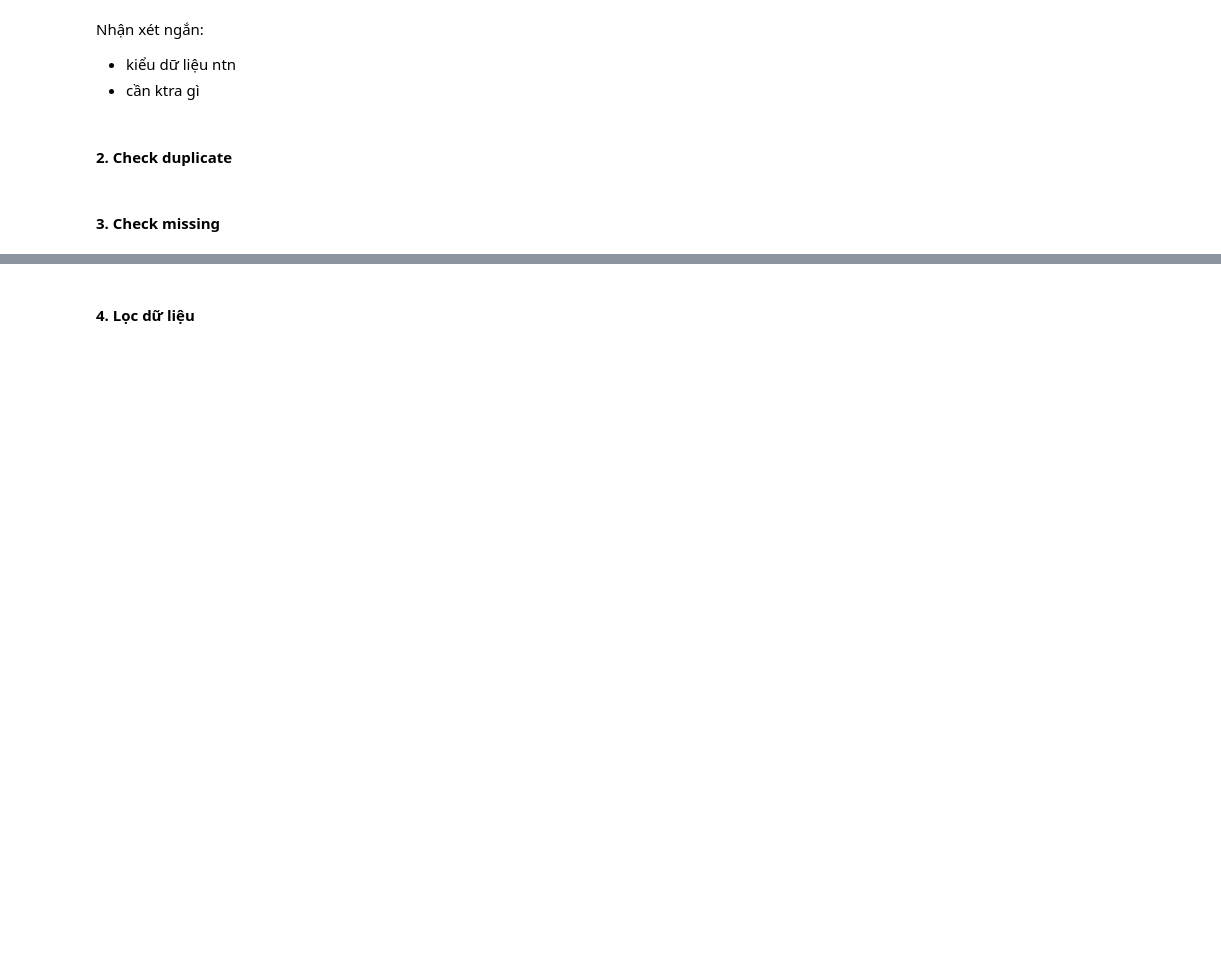
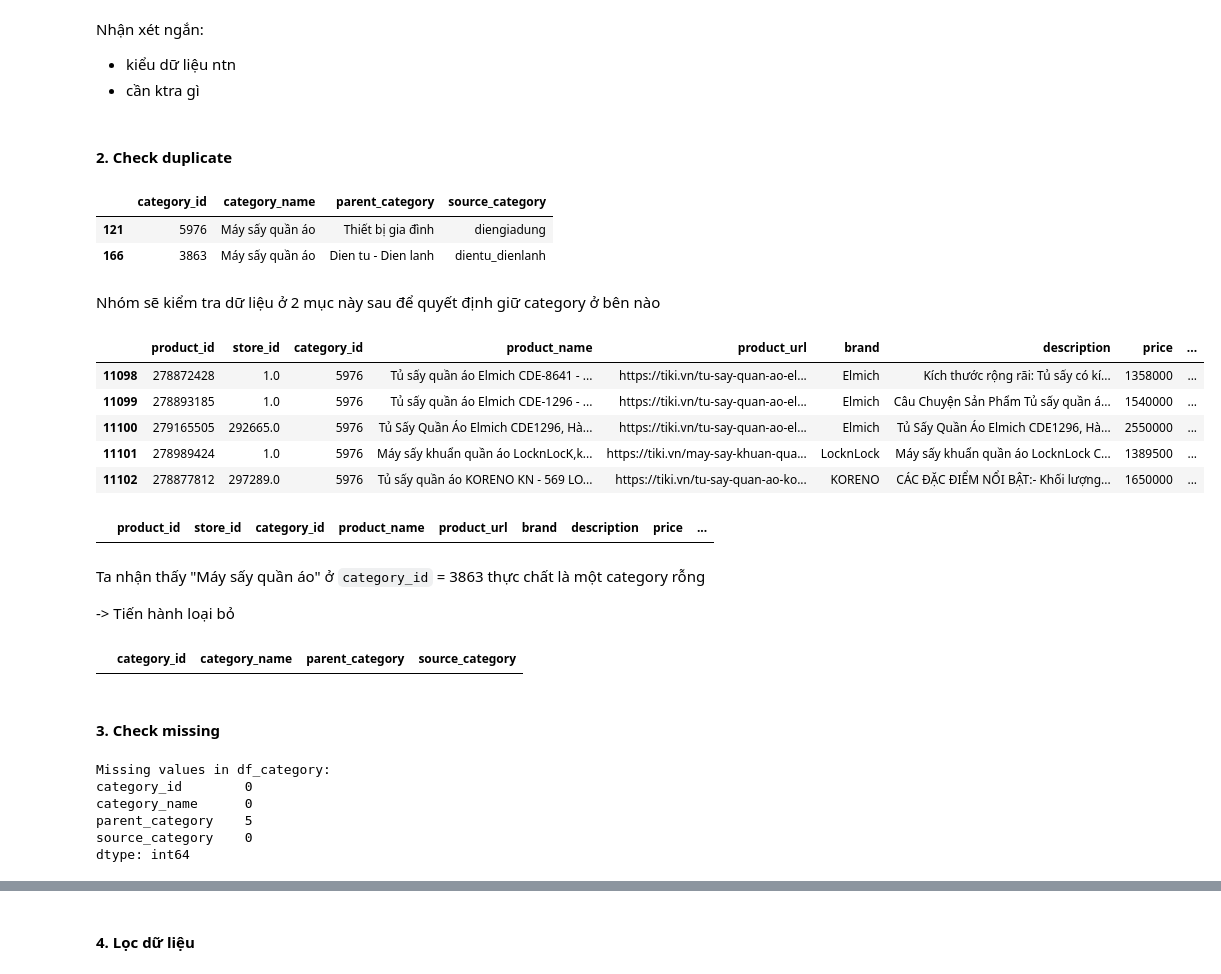
Before and after one commit to phuongth05/DV_LAB01, a Jupyter notebook: notebooks/01_preprocessing.ipynb, the cells around one changed output, grey strips where cells are left out. Cells and saved outputs as stored; diff of their text form; code cells hidden in the pictures; blank space fills up the shorter version.

```diff
--- a/notebooks/01_preprocessing.ipynb
+++ b/notebooks/01_preprocessing.ipynb
@@ -127,3 +137,30 @@ Nhận xét ngắn:
 - cần ktra gì
 # %% [markdown]
 #### 2. Check duplicate
+# %%
+df_category[df_category.duplicated(subset=["category_name"], keep=False)]
+# %% [output]
+|  | category_id | category_name | parent_category | source_category |
+| 121 | 5976 | Máy sấy quần áo | Thiết bị gia đình | diengiadung |
+| 166 | 3863 | Máy sấy quần áo | Dien tu - Dien lanh | dientu_dienlanh |
+# %% [markdown]
+Nhóm sẽ kiểm tra dữ liệu ở 2 mục này sau để quyết định giữ category ở bên nào
+# %%
+# in 5 sản phẩm của category "Máy sấy quần áo" ở category_id = 5976
+df_product[df_product["category_id"] == 5976].head(5)
+# %% [output]
+|  | product_id | store_id | category_id | product_name | product_url | brand | description | price | ... |
+| 11098 | 278872428 | 1.0 | 5976 | Tủ sấy quần áo Elmich CDE-8641 - ... | https://tiki.vn/tu-say-quan-ao-el... | Elmich | Kích thước rộng rãi: Tủ sấy có kí... | 1358000 | ... |
+| 11099 | 278893185 | 1.0 | 5976 | Tủ sấy quần áo Elmich CDE-1296 - ... | https://tiki.vn/tu-say-quan-ao-el... | Elmich | Câu Chuyện Sản Phẩm Tủ sấy quần á... | 1540000 | ... |
+| 11100 | 279165505 | 292665.0 | 5976 | Tủ Sấy Quần Áo Elmich CDE1296, Hà... | https://tiki.vn/tu-say-quan-ao-el... | Elmich | Tủ Sấy Quần Áo Elmich CDE1296, Hà... | 2550000 | ... |
+| 11101 | 278989424 | 1.0 | 5976 | Máy sấy khuẩn quần áo LocknLocK,k... | https://tiki.vn/may-say-khuan-qua... | LocknLock | Máy sấy khuẩn quần áo LocknLock C... | 1389500 | ... |
+| 11102 | 278877812 | 297289.0 | 5976 | Tủ sấy quần áo KORENO KN - 569 LO... | https://tiki.vn/tu-say-quan-ao-ko... | KORENO | CÁC ĐẶC ĐIỂM NỔI BẬT:- Khối lượng... | 1650000 | ... |
+# %%
+# in 5 sản phẩm của category "Máy sấy quần áo" ở category_id = 3863
+df_product[df_product["category_id"] == 3863].head(5)
+# %% [output]
+|  | product_id | store_id | category_id | product_name | product_url | brand | description | price | ... |
+# %% [markdown]
+Ta nhận thấy "Máy sấy quần áo" ở `category_id` = 3863 thực chất là một category rỗng
+
+-> Tiến hành loại bỏ
@@ -130,2 +170,18 @@ Nhận xét ngắn:
+# %%
+#kiểm tra lại
+df_category[df_category.duplicated(subset=["category_name"], keep=False)]
+# %% [output]
+|  | category_id | category_name | parent_category | source_category |
 # %% [markdown]
 #### 3. Check missing
+# %%
+# kiểm tra missing toàn bộ thuộc tính
+print("Missing values in df_category:")
+print(df_category.isnull().sum())
+# %% [output]
+Missing values in df_category:
+category_id        0
+category_name      0
+parent_category    5
+source_category    0
+dtype: int64
```
Also changed, not shown: parts of 51 cells of this notebook, 1 other file.
